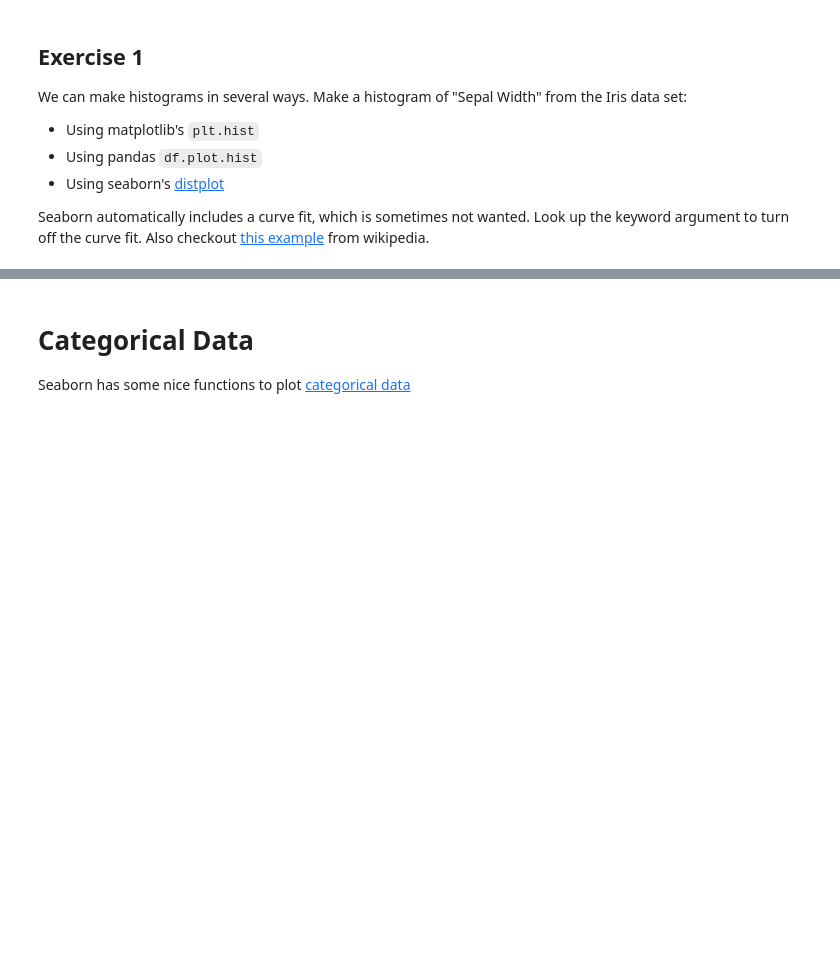
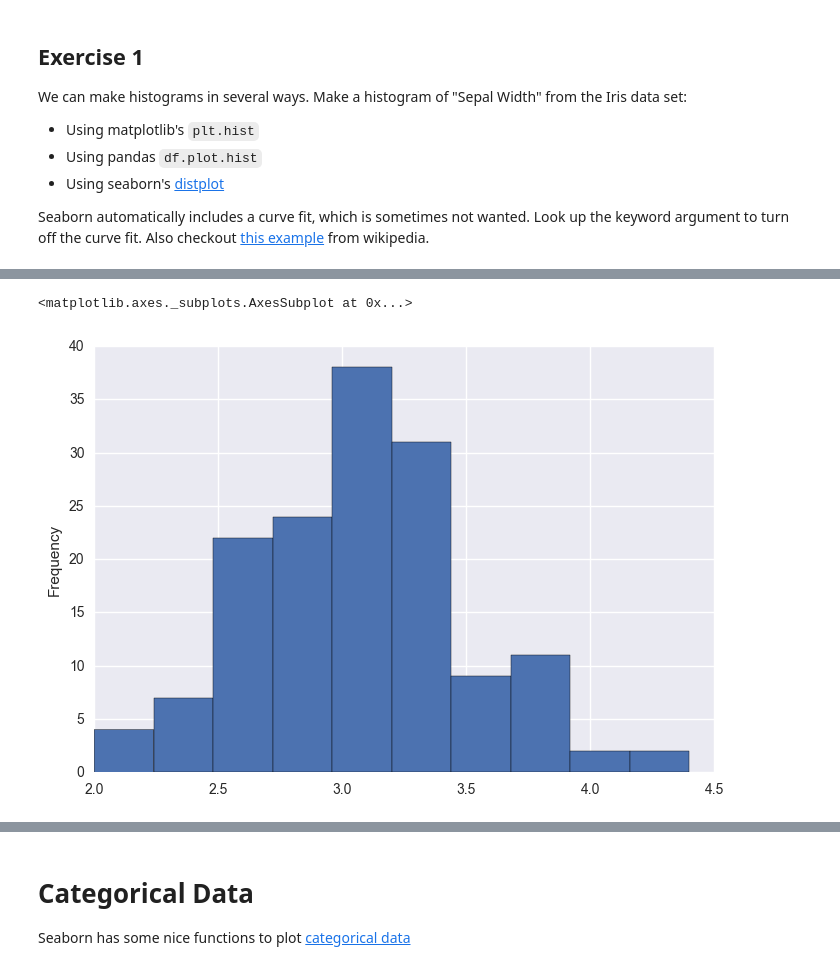
Before and after one commit to akell47/DataSciCourse, a Jupyter notebook: lessons/lesson-05/code/Data Visualization Lab.ipynb, the cells around one changed output, grey strips where cells are left out. Cells and saved outputs as stored; diff of their text form; code cells hidden in the pictures; blank space fills up the shorter version.

```diff
--- a/lessons/lesson-05/code/Data Visualization Lab.ipynb
+++ b/lessons/lesson-05/code/Data Visualization Lab.ipynb
@@ -160,0 +174,5 @@ Seaborn automatically includes a curve fit, which is sometimes not wanted. Look
+# %%
+df.sepal_width.plot.hist()
+# %% [output]
+<matplotlib.axes._subplots.AxesSubplot at 0x...>
+[figure, added]
```
Also changed, not shown: parts of 5 cells of this notebook, 4 other files.
